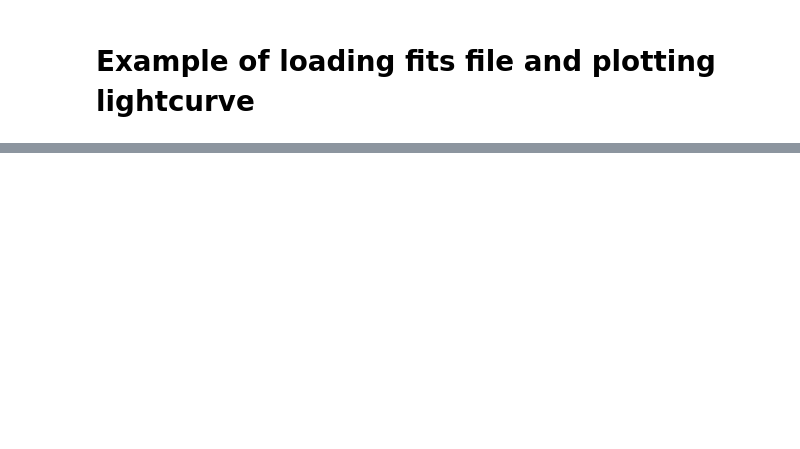
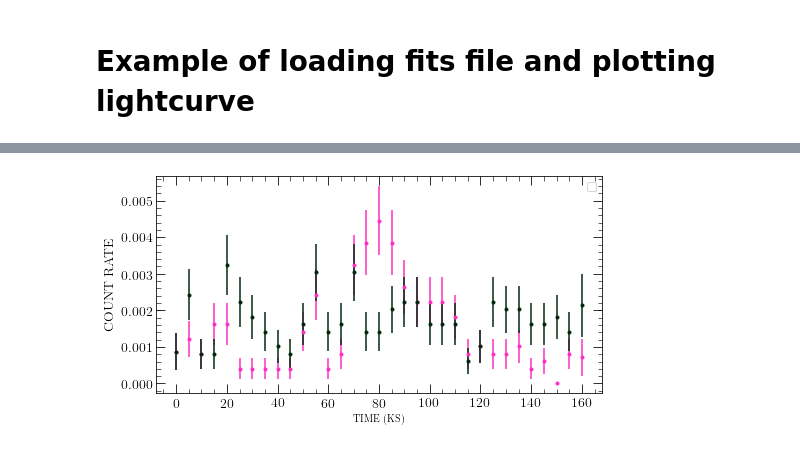
Before and after one commit to kcdage/fits_lightcurves, a Jupyter notebook: lc_exam.ipynb, the cells around one changed output, grey strips where cells are left out. Saved outputs shown, nothing was run; the diff lists cells and outputs as text; code cells hidden in the pictures; blank space fills up the shorter version.

```diff
--- a/lc_exam.ipynb
+++ b/lc_exam.ipynb
@@ -41,0 +88,21 @@ plt.tick_params(axis='both', which='both',direction='in',right='on',top='on')
+# %%
+plt.figure(figsize=(8,4))
+plt.errorbar((lc_88_rz['TIME']-lc_88_rz['TIME'][0])/1000,lc_88_rz['COUNT_RATE'],lc_88_rz['COUNT_RATE_ERR'],fmt='.', color=palettable.cubehelix.cubehelix3_16.mpl_colors[8])
+
+plt.errorbar((lc_88_rzbg['TIME']-lc_88_rzbg['TIME'][0])/1000,lc_88_rzbg['COUNT_RATE'],lc_88_rzbg['COUNT_RATE_ERR'],fmt='.', color=palettable.cubehelix.cubehelix3_16.mpl_colors[1])
+
+#plt.title('OBS 12888 CCD 7 BACKGROUND LC')
+plt.legend(loc=1,numpoints=1,fontsize=12)
+plt.xlabel('TIME (KS)')
+plt.ylabel('COUNT RATE', fontsize=14)
+#plt.yscale('log')
+
+#formatting for tick marks
+plt.minorticks_on()
+plt.tick_params(axis='both', which='major', labelsize=14)
+plt.tick_params(axis='both', which='major', length=9)
+plt.tick_params(axis='both', which='minor', length=4.5)
+plt.tick_params(axis='both', which='both',direction='in',right='on',top='on')
+plt.savefig('12888_rz2109.png')
+# %% [output]
+[figure, added]
```
Also changed, not shown: parts of 16 cells of this notebook, 25 other files.
